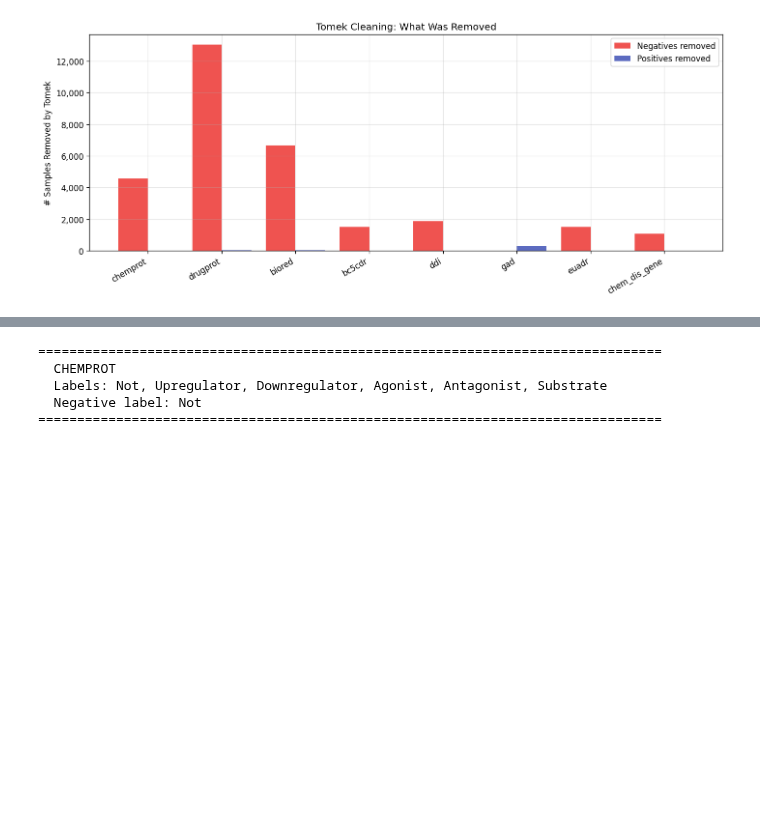
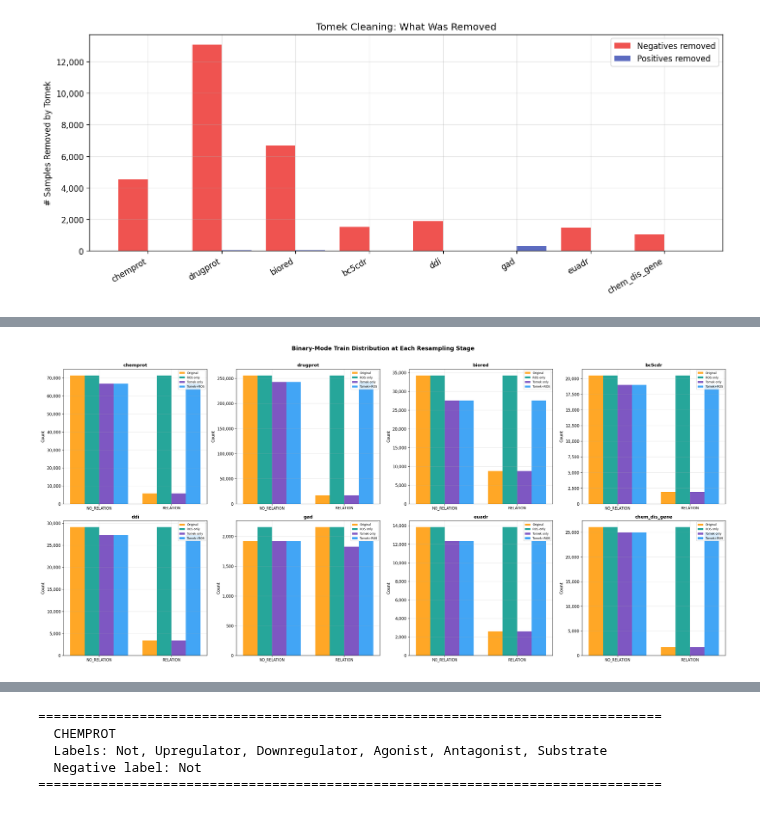
Before and after one commit to Basel-Alshaikhdeeb/medre-bench, a Jupyter notebook: notebooks/dataset_exploration.ipynb, the cells around one changed output, grey strips where cells are left out. Cells and saved outputs as stored; diff of their text form; code cells hidden in the pictures; blank space fills up the shorter version.

```diff
--- a/notebooks/dataset_exploration.ipynb
+++ b/notebooks/dataset_exploration.ipynb
@@ -575,0 +780,55 @@ if tomek_results:
+# %%
+# Per-dataset 4-bar plot of binary class counts at each stage
+fig, axes = plt.subplots(2, 4, figsize=(24, 11))
+axes = axes.flatten()
+
+stage_colors = {
+    "Original":   "#FFA726",
+    "ROS only":   "#26A69A",
+    "Tomek only": "#7E57C2",
+    "Tomek+ROS":  "#42A5F5",
+}
+
+for idx, ds_name in enumerate(DATASET_NAMES):
+    ax = axes[idx]
+    examples = binary_train.get(ds_name)
+    if not examples:
+        ax.set_visible(False)
+        continue
+
+    ros_only = random_oversample(examples, seed=42)
+    tomek_only = binary_tomek_results.get(ds_name)
+    tomek_ros = random_oversample(tomek_only, seed=42) if tomek_only is not None else None
+
+    stages = {"Original": examples, "ROS only": ros_only}
+    if tomek_only is not None:
+        stages["Tomek only"] = tomek_only
+        stages["Tomek+ROS"] = tomek_ros
+
+    labels_axis = [BINARY_NEG, "RELATION"]
+    n_stages = len(stages)
+    bar_w = 0.8 / n_stages
+    x = np.arange(len(labels_axis))
+
+    for s_idx, (stage_name, exs) in enumerate(stages.items()):
+        c = Counter(ex.label for ex in exs)
+        counts = [c.get(l, 0) for l in labels_axis]
+        offset = (s_idx - (n_stages - 1) / 2) * bar_w
+        ax.bar(x + offset, counts, bar_w, label=stage_name, color=stage_colors[stage_name])
+
+    ax.set_xticks(x)
+    ax.set_xticklabels(labels_axis, fontsize=9)
+    ax.set_title(ds_name, fontsize=11, fontweight="bold")
+    ax.set_ylabel("Count")
+    ax.legend(fontsize=7, loc="upper right")
+    ax.yaxis.set_major_formatter(mticker.FuncFormatter(lambda v, _: f"{int(v):,}"))
+
+for idx in range(len(DATASET_NAMES), len(axes)):
+    axes[idx].set_visible(False)
+
+fig.suptitle("Binary-Mode Train Distribution at Each Resampling Stage",
+             fontsize=14, fontweight="bold", y=1.01)
+plt.tight_layout()
+plt.show()
+# %% [output]
+[figure, added]
```
Also changed, not shown: parts of 10 cells of this notebook, 24 other files.
